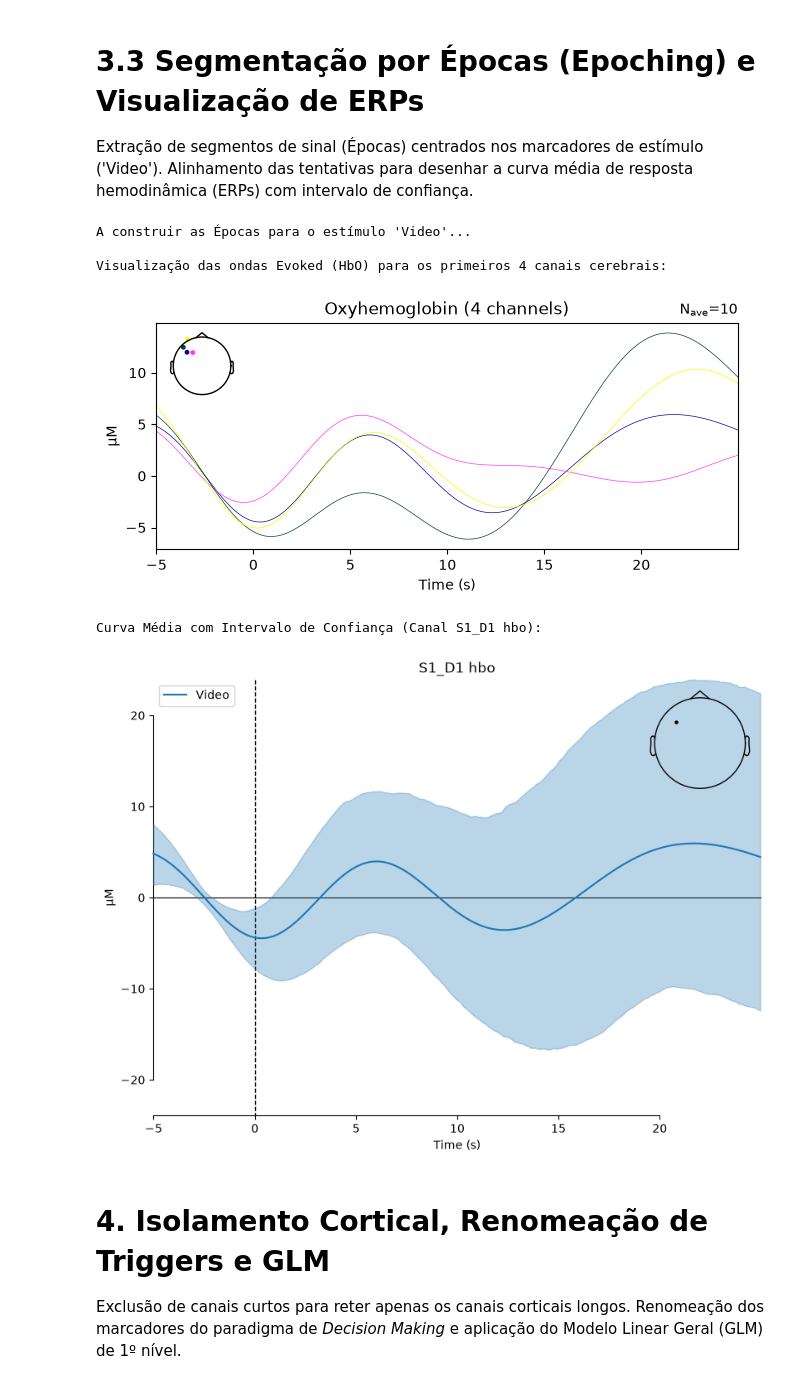
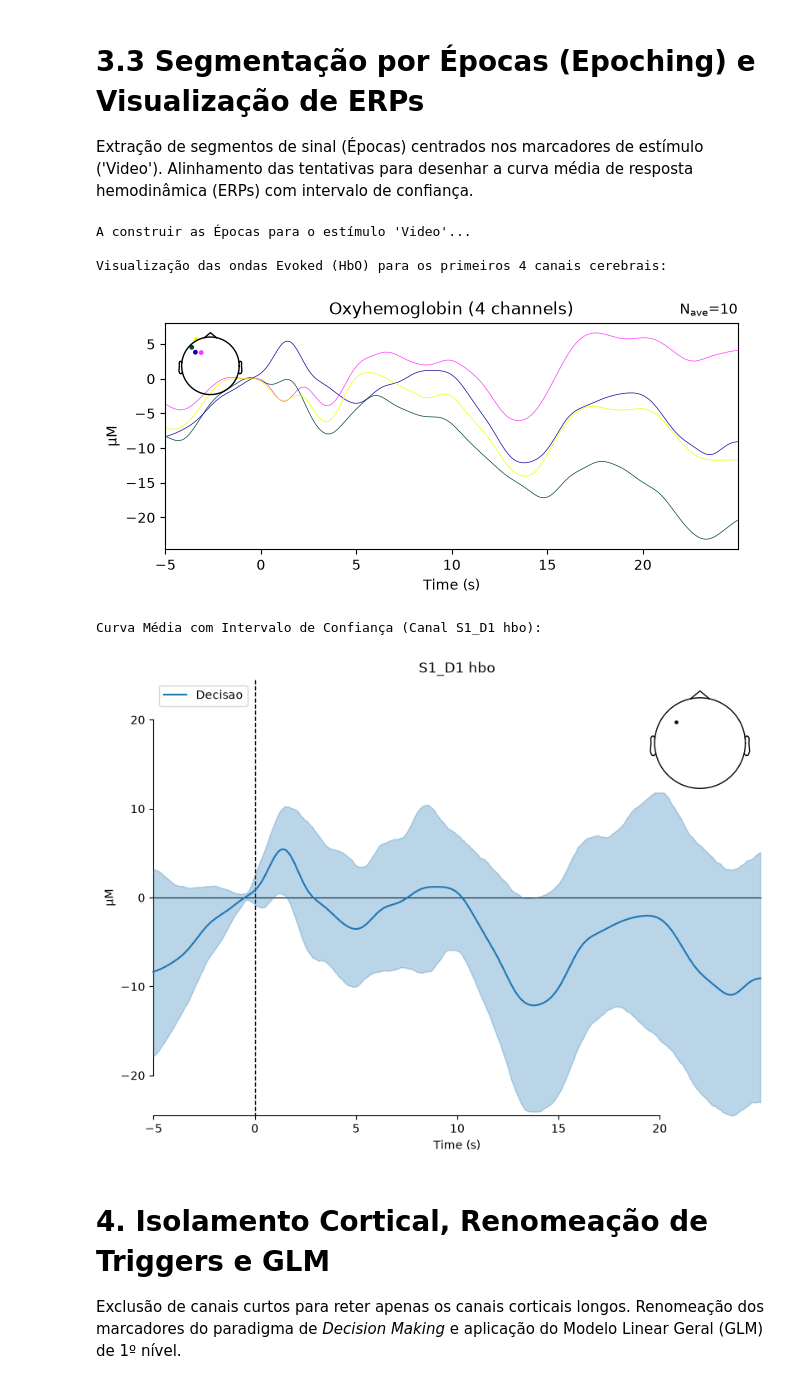
Before and after one commit to brunodireito/NIRS-UC-UMAD, a Jupyter notebook: scripts/6.a_fnirs_single_subject_DM.ipynb, the cells around one changed output. Saved outputs shown, nothing was run; the diff lists cells and outputs as text; code cells hidden in the pictures.

```diff
--- a/scripts/6.a_fnirs_single_subject_DM.ipynb
+++ b/scripts/6.a_fnirs_single_subject_DM.ipynb
@@ -165,7 +165,7 @@ Transformação da Densidade Ótica em concentrações de Oxiemoglobina (HbO) e
 # Definir parâmetros baseados no teu relatório metodológico
 PPF = 0.1
 LOW_CUTOFF_HZ = 0.01
-HIGH_CUTOFF_HZ = 0.10
+HIGH_CUTOFF_HZ = 0.5
 
 # 3.1 Lei de Beer-Lambert Modificada (mBLL)
 print("A converter para HbO e HbR (mBLL)...")
@@ -223,45 +223,45 @@ epochs = mne.Epochs(
     events,
     event_id=event_dict,
     tmin=tmin,
     tmax=tmax,
-    baseline=(-5.0, 0.0), # Subtrai a média da baseline (5s anteriores) à curva
+    baseline=(-1.0, 0.0), # Subtrai a média da baseline (1s anteriores) à curva
     preload=True,
     verbose=False
 )
-
-if 'Video' in epochs.event_id:
+task='Decisao'
+if task in epochs.event_id:
     # 1. Desenhar a média (Evoked) das concentrações (ex: 4 primeiros canais de HbO)
-    evoked_video = epochs['Video'].average()
-    picks_hbo = mne.pick_types(evoked_video.info, fnirs='hbo', exclude='bads')
+    evoked_task = epochs[task].average()
+    picks_hbo = mne.pick_types(evoked_task.info, fnirs='hbo', exclude='bads')
 
     print("\nVisualização das ondas Evoked (HbO) para os primeiros 4 canais cerebrais:")
-    fig_evoked = evoked_video.plot(picks=picks_hbo[:4])
+    fig_evoked = evoked_task.plot(picks=picks_hbo[:4])
     plt.show()
 
     # 2. Desenhar o Gráfico com Intervalo de Confiança (95%) para 1 Canal Específico
     canal_alvo = raw_filtrado.ch_names[picks_hbo[0]] # Seleciona o 1º canal válido
 
     # Truque do orientador para forçar o cálculo da variância: listar tentativas individuais
-    video_epochs = epochs['Video']
-    evokeds_list = [video_epochs[i].average() for i in range(len(video_epochs))]
+    task_epochs = epochs[task]
+    evokeds_list = [task_epochs[i].average() for i in range(len(task_epochs))]
 
     print(f"\nCurva Média com Intervalo de Confiança (Canal {canal_alvo}):")
     fig_compare = mne.viz.plot_compare_evokeds(
-        {'Video': evokeds_list},
+        {task: evokeds_list},
         picks=[canal_alvo],
         ci=True, # Mostra a mancha do erro padrão/variância
         show_sensors='upper right'
     )
     plt.show()
 else:
-    print("Atenção: Marcador 'Video' não encontrado para criar épocas.")
+    print("Atenção: Marcador não encontrado para criar épocas.")
 # %% [output]
 A construir as Épocas para o estímulo 'Video'...
 
 Visualização das ondas Evoked (HbO) para os primeiros 4 canais cerebrais:
-[figure, old version]
+[figure, new version]
 Curva Média com Intervalo de Confiança (Canal S1_D1 hbo):
-[figure, old version]
+[figure, new version]
 # %% [markdown]
 # 4. Isolamento Cortical, Renomeação de Triggers e GLM
 Exclusão de canais curtos para reter apenas os canais corticais longos. Renomeação dos marcadores do paradigma de *Decision Making* e aplicação do Modelo Linear Geral (GLM) de 1º nível.
```
Also changed, not shown: parts of 11 cells of this notebook, 5 other files.
